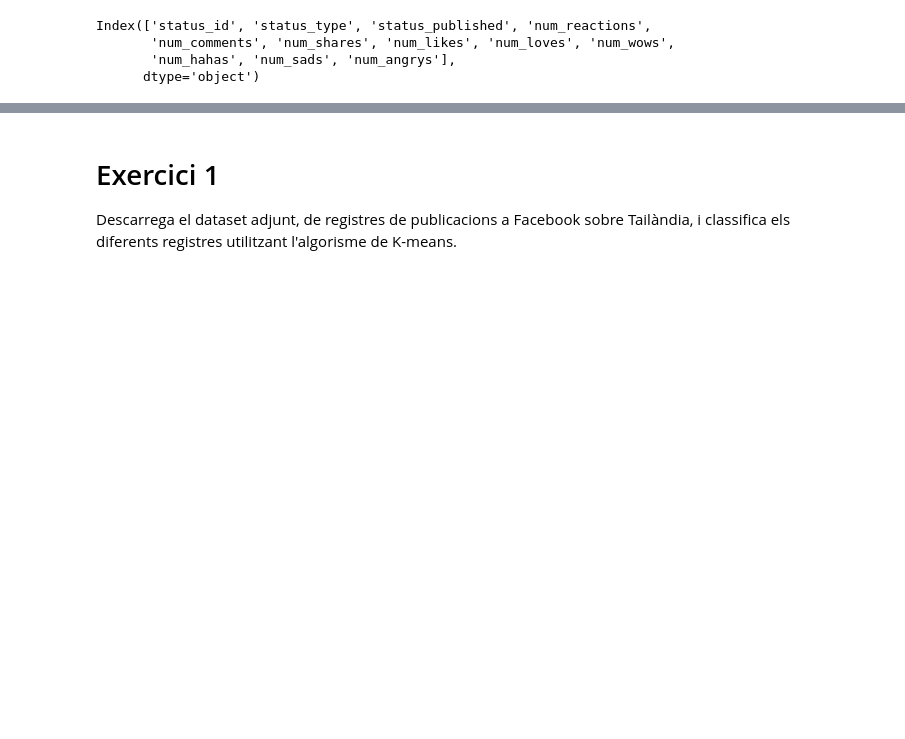
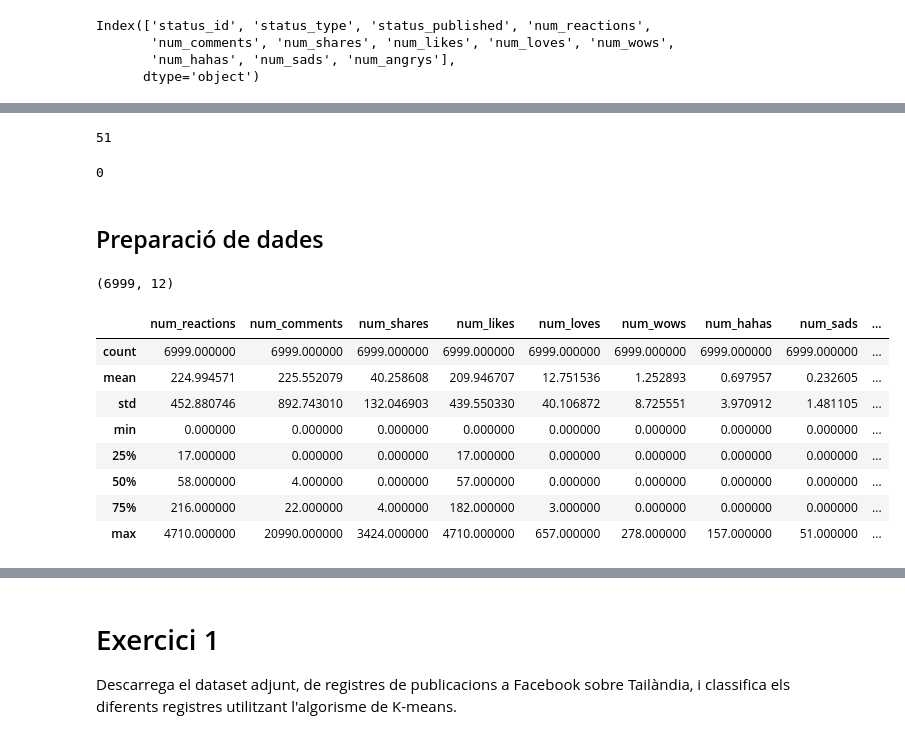
Before and after one commit to edaimon/ML_unsupervised, a Jupyter notebook: T8.1.ipynb, the cells around one changed output, grey strips where cells are left out. Saved outputs shown, nothing was run; the diff lists cells and outputs as text; code cells hidden in the pictures; blank space fills up the shorter version.

```diff
--- a/T8.1.ipynb
+++ b/T8.1.ipynb
@@ -128,0 +153,5 @@ Index(['status_id', 'status_type', 'status_published', 'num_reactions',
+# %%
+# Busquem duplicats
+df.duplicated().sum()
+# %% [output]
+51
@@ -128,0 +161,23 @@ Index(['status_id', 'status_type', 'status_published', 'num_reactions',
+# %%
+# Comprovem si s'han esborrat els duplicats
+df.duplicated().sum()
+# %% [output]
+0
+# %% [markdown]
+## Preparació de dades
+# %%
+df.shape
+# %% [output]
+(6999, 12)
+# %%
+df.describe()
+# %% [output]
+|  | num_reactions | num_comments | num_shares | num_likes | num_loves | num_wows | num_hahas | num_sads | ... |
+| count | 6999.000000 | 6999.000000 | 6999.000000 | 6999.000000 | 6999.000000 | 6999.000000 | 6999.000000 | 6999.000000 | ... |
+| mean | 224.994571 | 225.552079 | 40.258608 | 209.946707 | 12.751536 | 1.252893 | 0.697957 | 0.232605 | ... |
+| std | 452.880746 | 892.743010 | 132.046903 | 439.550330 | 40.106872 | 8.725551 | 3.970912 | 1.481105 | ... |
+| min | 0.000000 | 0.000000 | 0.000000 | 0.000000 | 0.000000 | 0.000000 | 0.000000 | 0.000000 | ... |
+| 25% | 17.000000 | 0.000000 | 0.000000 | 17.000000 | 0.000000 | 0.000000 | 0.000000 | 0.000000 | ... |
+| 50% | 58.000000 | 4.000000 | 0.000000 | 57.000000 | 0.000000 | 0.000000 | 0.000000 | 0.000000 | ... |
+| 75% | 216.000000 | 22.000000 | 4.000000 | 182.000000 | 3.000000 | 0.000000 | 0.000000 | 0.000000 | ... |
+| max | 4710.000000 | 20990.000000 | 3424.000000 | 4710.000000 | 657.000000 | 278.000000 | 157.000000 | 51.000000 | ... |
```
Also changed, not shown: parts of 28 cells of this notebook.
